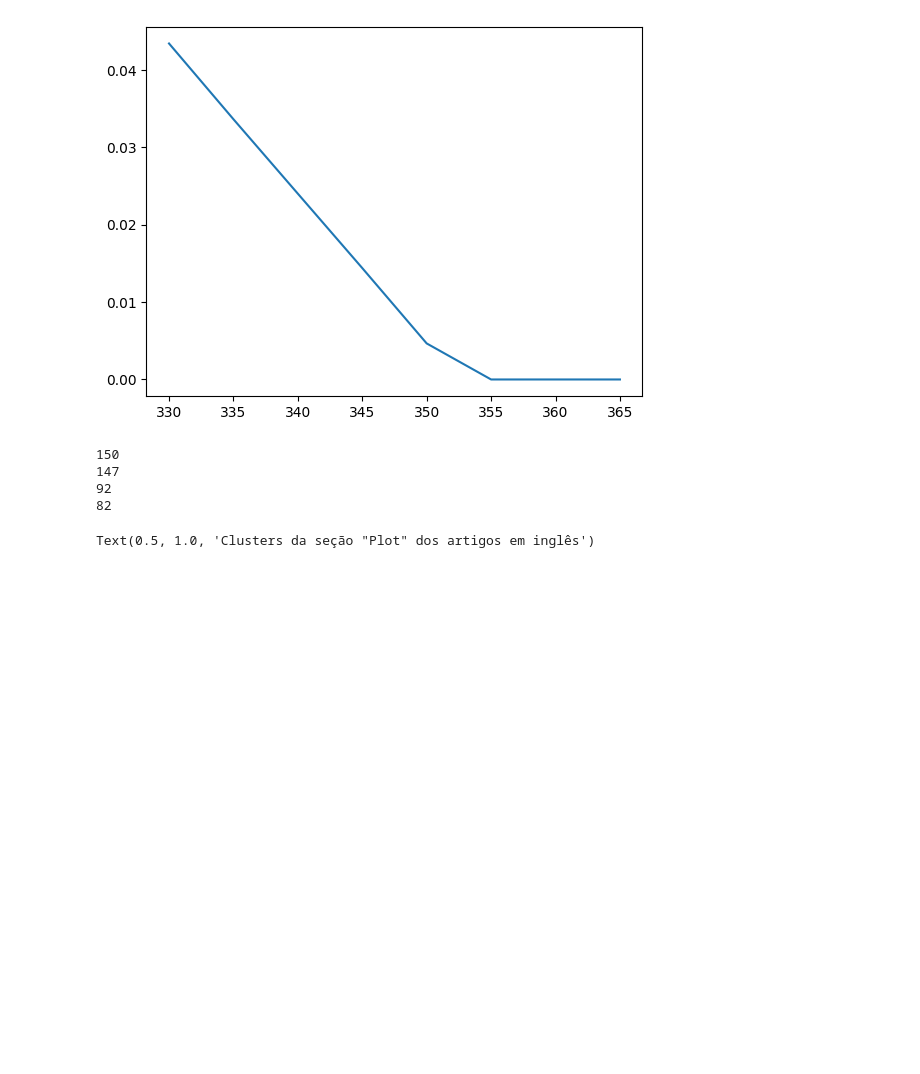
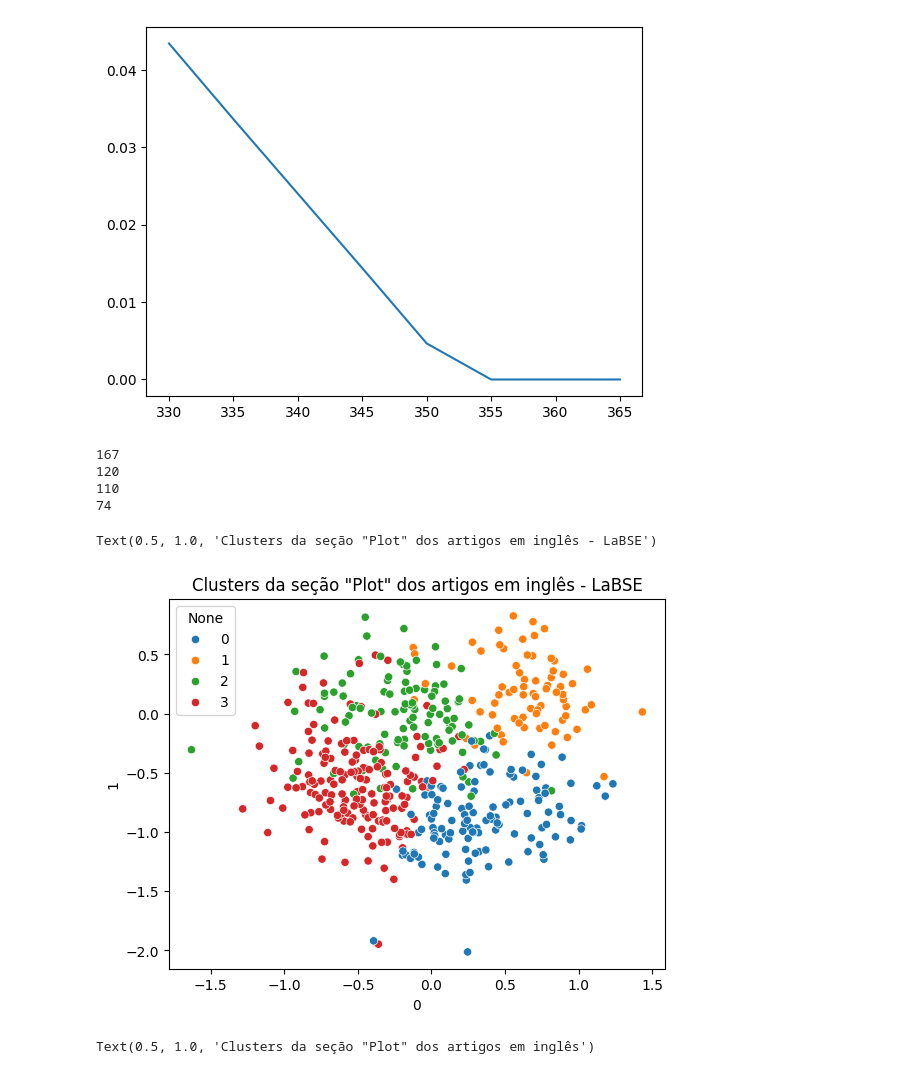
Before and after one commit to cecijunq/IC, a Jupyter notebook: embeddings_films.ipynb, the cells around one changed output. Saved outputs shown, nothing was run; the diff lists cells and outputs as text; code cells hidden in the pictures; blank space fills up the shorter version.

```diff
--- a/embeddings_films.ipynb
+++ b/embeddings_films.ipynb
@@ -78,7 +78,8 @@ for file in list_files:
     if content != "":
         sentences_articles.append(content)
 
-sentence_model = SentenceTransformer("all-MiniLM-L6-v2")
+# sentence_model = SentenceTransformer("all-MiniLM-L6-v2")
+sentence_model = SentenceTransformer('sentence-transformers/LaBSE')
 embeddings = sentence_model.encode(sentences_articles, show_progress_bar=True)
 embeddings
 # %% [output]
@@ -148,16 +149,24 @@ for i in range(len(embeddings)):
         clusters_d[Y[i]] = []
     clusters_d[Y[i]].append(list_files[i])
 
-with open("clusters_embeddings.txt", "a") as f:
+with open("clusters_embeddings2.txt", "a") as f:
     f.write(str(clusters_d))
 #4: descrição de biografias, ficcionais ou não
 for k, v in clusters_d.items():
     print(len(v))
 # %% [output]
-150
-147
-92
-82
+167
+120
+110
+74
+# %%
+tsne_df =  pd.DataFrame(digits_proj, Y)
+# sns.color_palette("tab10")
+ax = sns.scatterplot(data=tsne_df, x=0, y=1, hue=tsne_df.index, palette="tab10")
+ax.set_title('Clusters da seção "Plot" dos artigos em inglês - LaBSE')
+# %% [output]
+Text(0.5, 1.0, 'Clusters da seção "Plot" dos artigos em inglês - LaBSE')
+[figure, added]
 # %%
 tsne_df =  pd.DataFrame(digits_proj, Y)
 # sns.color_palette("tab10")
```
Also changed, not shown: parts of 2 cells of this notebook, 28 other files.
